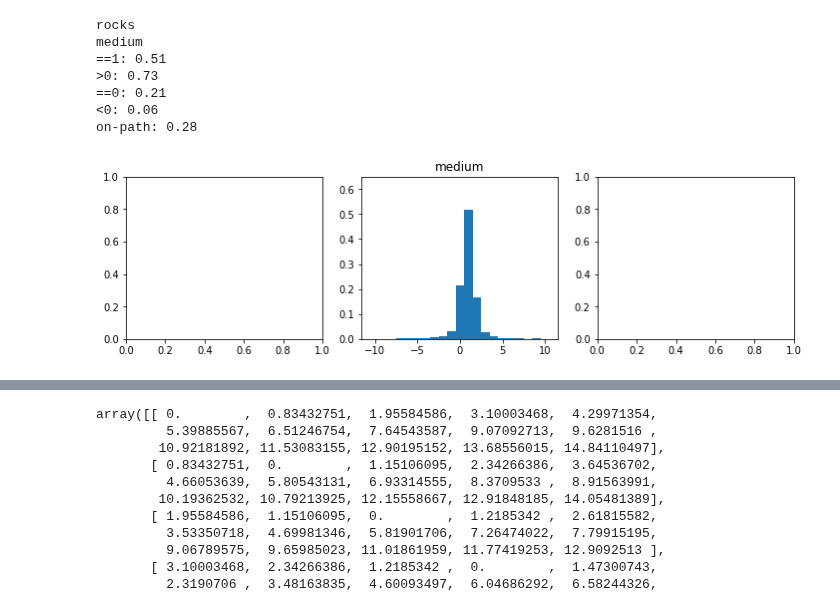
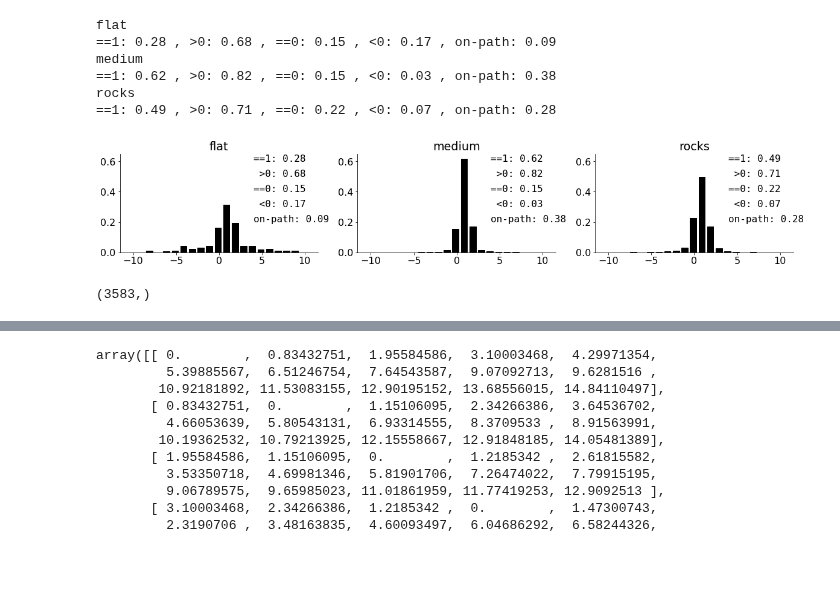
Before and after one commit to BonnenLab/visualize-skelly-laser-environment, a Jupyter notebook: gaze-sequences.ipynb, the cells around one changed output, grey strips where cells are left out. Saved outputs shown, nothing was run; the diff lists cells and outputs as text; code cells hidden in the pictures; blank space fills up the shorter version.

Commit message:
updated gaze sequences notebook to put calculated numbers in graphs

```diff
--- a/gaze-sequences.ipynb
+++ b/gaze-sequences.ipynb
@@ -31,56 +31,75 @@ def find_less_than_zero(data):
 # find_greater_than_zero((gaze_shift,))
 # %%
 # foothold at each gaze sample
-fig, axs = plt.subplots(1,3,figsize=(12,3))
-gaze_shift = np.ndarray(0)
-for ii,walkType in enumerate(['rocks','medium']):  #
+
+gaze_shift = []
+subjs = [3,4,6,7,8,9,10]
+walkTypes = ['flat','medium','rocks']
+fig, axs = plt.subplots(1,3,figsize=(20,3))
+plt.rcParams.update({'font.size': 16})
+
+for ii,walkType in enumerate(walkTypes):  #
     print(walkType)
-#     gaze_shift = np.ndarray(0)
-    for participant_id in range(3,11):
+    gaze_shift.append(np.ndarray(0))
+    for participant_id in subjs:
         walkNum = butil.find_walks_with_type(participant_id,walkType)
         if participant_id == 6 and walkType=='pavement':
             walkNum=[2]
         footholds,gazeGround = butil.load_data(participant_id,walkNum)
 
         for ww in range(len(footholds)):
 
             # calculate the current foothold at every frame
             frame_edges = np.append(np.append(1,footholds[ww][:,0]),gazeGround[ww].shape[0]+1)
             frames_per_foothold = np.diff(frame_edges)
             current_foothold = np.array(reduce(concat,[int(ff)*[ee] for ee,ff in enumerate(frames_per_foothold)]))
 
             # find the foothold closest to each gaze point
             distances = cdist(gazeGround[ww],footholds[ww][:,2:])
             closest_foothold = np.argmin(distances,axis=1).astype(float)+1
 
             # remove ones that are too far from the foothold or otherwise seem like garbage or
             # off the upcoming path (i.e., footsteps in the past)
             thresh = np.min(distances,axis=1)
             ind = np.logical_or(thresh>.4, closest_foothold-current_foothold<=0)
             closest_foothold[ind] = np.nan
 
             # calculate gaze shift (measured in delta footholds) per fixation
             fixation_start = frame_edges[:-2].astype(int)-1
             gshifts = np.diff(closest_foothold[fixation_start])
-            gaze_shift=np.append(gaze_shift,gshifts)
+            gaze_shift[ii]=np.append(gaze_shift[ii],gshifts)
 
-print('==1:', round(find_ones(gaze_shift),2))
-print('>0:', round(find_greater_than_zero(gaze_shift),2))
-print('==0:',round(find_zeros(gaze_shift),2))
-print('<0:', round(find_less_than_zero(gaze_shift),2))
-print('on-path:', round(1-np.isnan(gaze_shift).sum()/gaze_shift.shape[0],2))
+    axs[ii].text(4,.6,f'==1: {round(find_ones(gaze_shift[ii]),2)}',fontfamily='monospace')
+    axs[ii].text(4,.5,f' >0: {round(find_greater_than_zero(gaze_shift[ii]),2)}',fontfamily='monospace')
+    axs[ii].text(4,.4,f'==0: {round(find_zeros(gaze_shift[ii]),2)}',fontfamily='monospace')
+    axs[ii].text(4,.3,f' <0: {round(find_less_than_zero(gaze_shift[ii]),2)}',fontfamily='monospace')
+    axs[ii].text(4,.2,f'on-path: {round(1-np.isnan(gaze_shift[ii]).sum()/gaze_shift[ii].shape[0],2)}',fontfamily='monospace')
 
-tmp = axs[ii].hist(np.expand_dims(gaze_shift,1),bins=np.arange(-10.5,11.),density=True)
-axs[ii].set_title(walkType)
-axs[ii].set_ylim([0,.65])
+#     print('==1:', round(find_ones(gaze_shift[ii]),2),
+#           ', >0:', round(find_greater_than_zero(gaze_shift[ii]),2),
+#           ', ==0:',round(find_zeros(gaze_shift[ii]),2),
+#           ', <0:', round(find_less_than_zero(gaze_shift[ii]),2),
+#           ', on-path:', round(1-np.isnan(gaze_shift[ii]).sum()/gaze_shift[ii].shape[0],2))
+
+
+
+    tmp = axs[ii].hist(np.expand_dims(gaze_shift[ii],1),bins=np.arange(-10.5,11.),
+                       edgecolor='black', color='black',density=True, width=.75)
+    axs[ii].spines['top'].set_visible(False)
+    axs[ii].spines['right'].set_visible(False)
+
+    axs[ii].set_title(walkTypes[ii])
+    axs[ii].set_ylim([0,.65])
+
 plt.show()
+gaze_shift[2].shape
 # %% [output]
+flat
+==1: 0.28 , >0: 0.68 , ==0: 0.15 , <0: 0.17 , on-path: 0.09
+medium
+==1: 0.62 , >0: 0.82 , ==0: 0.15 , <0: 0.03 , on-path: 0.38
 rocks
-medium
-==1: 0.51
->0: 0.73
-==0: 0.21
-<0: 0.06
-on-path: 0.28
+==1: 0.49 , >0: 0.71 , ==0: 0.22 , <0: 0.07 , on-path: 0.28
-[figure, old version]
+[figure, new version]
+(3583,)
 # %%
```
Also changed, not shown: parts of 1 cell of this notebook.
